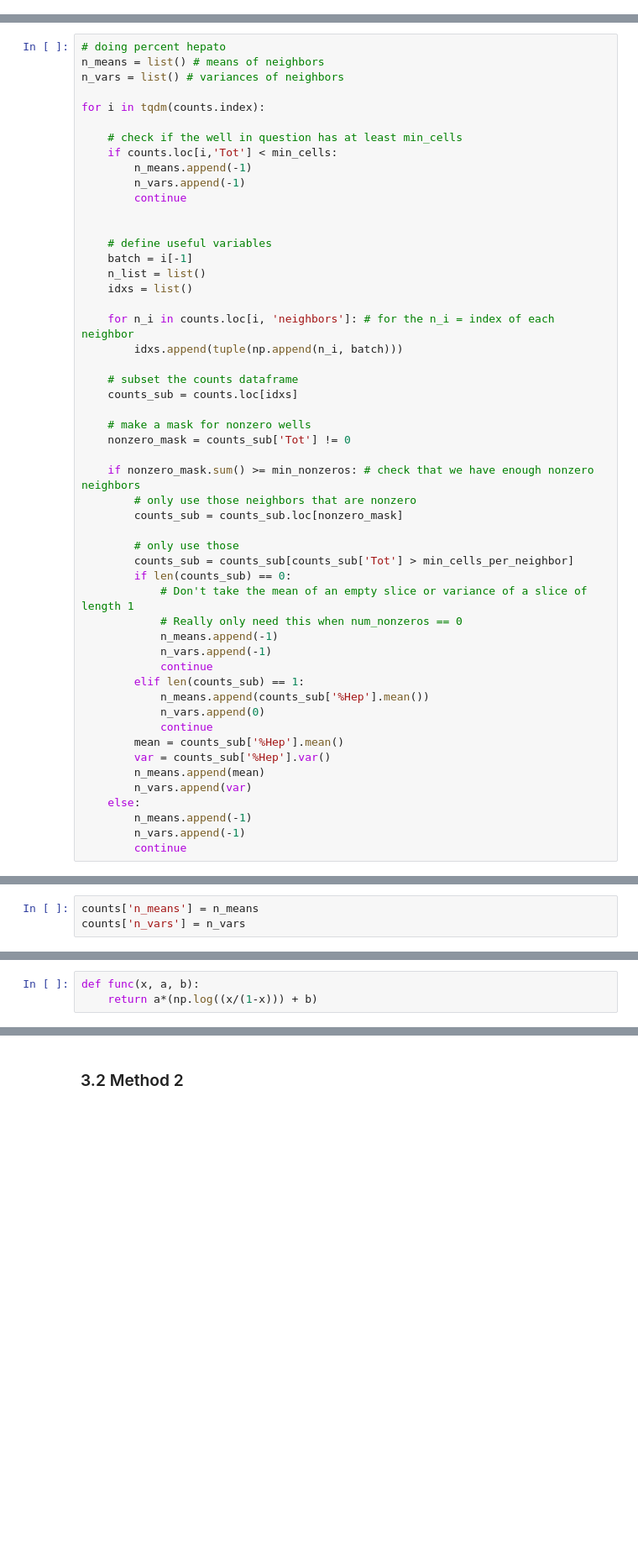
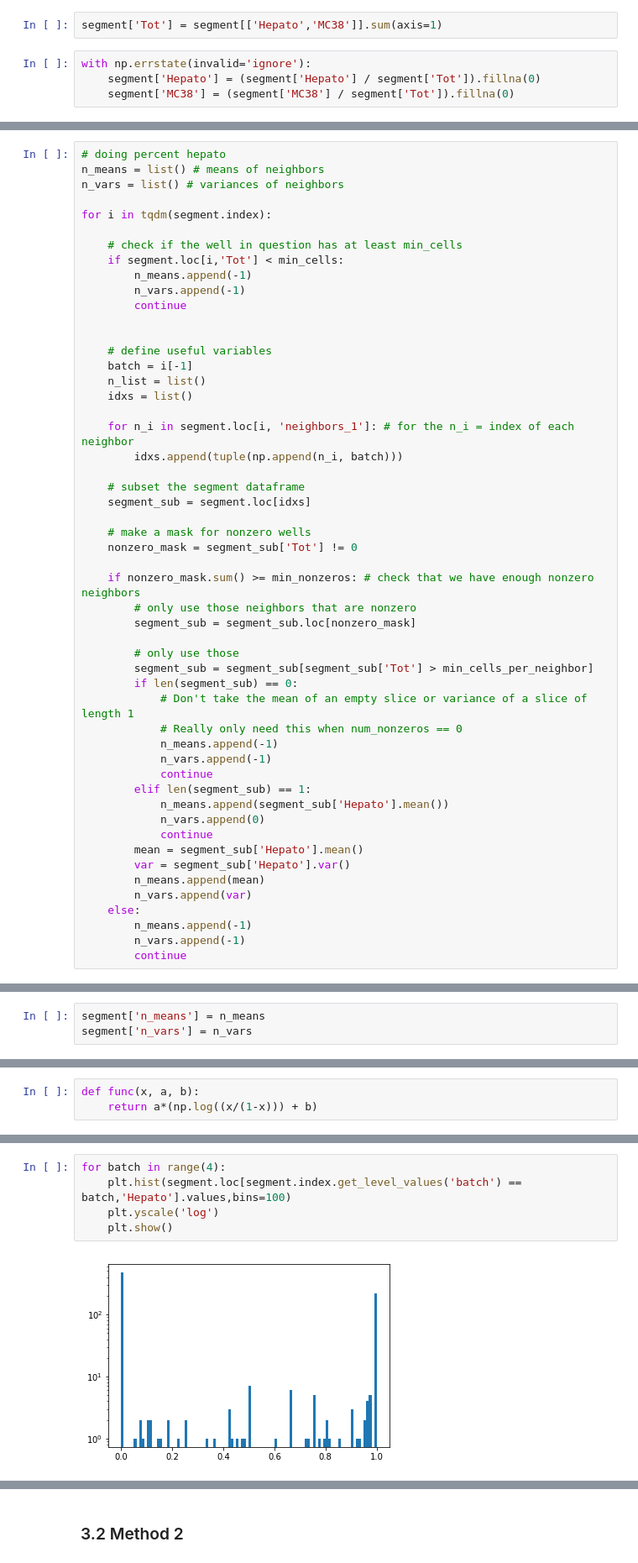
Before and after one commit to yelabucsf/spatial, a Jupyter notebook: spatial.notebooks/make.images.ipynb, the cells around one changed output, grey strips where cells are left out. Shown at 84% size. Cells and saved outputs as stored; diff of their text form; blank space fills up the shorter version.

```diff
--- a/spatial.notebooks/make.images.ipynb
+++ b/spatial.notebooks/make.images.ipynb
@@ -369,3 +392,9 @@ counts.head()
+# %%
+segment['Tot'] = segment[['Hepato','MC38']].sum(axis=1)
+# %%
+with np.errstate(invalid='ignore'):
+    segment['Hepato'] = (segment['Hepato'] / segment['Tot']).fillna(0)
+    segment['MC38'] = (segment['MC38'] / segment['Tot']).fillna(0)
 # %% [markdown]
 Here I'm going to correlate the percentage hepatocyte in each well with the mean percentage hepatocyte of its immediate neighbors. I'm only going to consider wells with at least `min_cells` cells and that have at least `min_nonzeros` non-zero immediate neighbors with at least `min_cells_per_neighbor` cells each.
 # %%
@@ -377,10 +406,10 @@ min_cells_per_neighbor = 3
 n_means = list() # means of neighbors
 n_vars = list() # variances of neighbors
 
-for i in tqdm(counts.index):
+for i in tqdm(segment.index):
 
     # check if the well in question has at least min_cells
-    if counts.loc[i,'Tot'] < min_cells:
+    if segment.loc[i,'Tot'] < min_cells:
         n_means.append(-1)
         n_vars.append(-1)
         continue
@@ -391,33 +420,33 @@ for i in tqdm(counts.index):
     n_list = list()
     idxs = list()
 
-    for n_i in counts.loc[i, 'neighbors']: # for the n_i = index of each neighbor
+    for n_i in segment.loc[i, 'neighbors_1']: # for the n_i = index of each neighbor
         idxs.append(tuple(np.append(n_i, batch)))
 
-    # subset the counts dataframe
-    counts_sub = counts.loc[idxs]
+    # subset the segment dataframe
+    segment_sub = segment.loc[idxs]
 
     # make a mask for nonzero wells
-    nonzero_mask = counts_sub['Tot'] != 0
+    nonzero_mask = segment_sub['Tot'] != 0
 
     if nonzero_mask.sum() >= min_nonzeros: # check that we have enough nonzero neighbors
         # only use those neighbors that are nonzero
-        counts_sub = counts_sub.loc[nonzero_mask]
+        segment_sub = segment_sub.loc[nonzero_mask]
 
         # only use those
-        counts_sub = counts_sub[counts_sub['Tot'] > min_cells_per_neighbor]
-        if len(counts_sub) == 0:
+        segment_sub = segment_sub[segment_sub['Tot'] > min_cells_per_neighbor]
+        if len(segment_sub) == 0:
             # Don't take the mean of an empty slice or variance of a slice of length 1
             # Really only need this when num_nonzeros == 0
             n_means.append(-1)
             n_vars.append(-1)
             continue
-        elif len(counts_sub) == 1:
-            n_means.append(counts_sub['%Hep'].mean())
+        elif len(segment_sub) == 1:
+            n_means.append(segment_sub['Hepato'].mean())
             n_vars.append(0)
             continue
-        mean = counts_sub['%Hep'].mean()
-        var = counts_sub['%Hep'].var()
+        mean = segment_sub['Hepato'].mean()
+        var = segment_sub['Hepato'].var()
         n_means.append(mean)
         n_vars.append(var)
     else:
@@ -427,6 +456,6 @@ for i in tqdm(counts.index):
 # %% [output]
 [interactive output not drawn]
 # %%
-counts['n_means'] = n_means
-counts['n_vars'] = n_vars
+segment['n_means'] = n_means
+segment['n_vars'] = n_vars
 # %%
@@ -508,0 +591,7 @@ plt.ylabel('Mean Percentage Hepatocyte Cells of Neighboring Wells');
+# %%
+for batch in range(4):
+    plt.hist(segment.loc[segment.index.get_level_values('batch') == batch,'Hepato'].values,bins=100)
+    plt.yscale('log')
+    plt.show()
+# %% [output]
+[figure, added]
```
Also changed, not shown: parts of 46 cells of this notebook.
